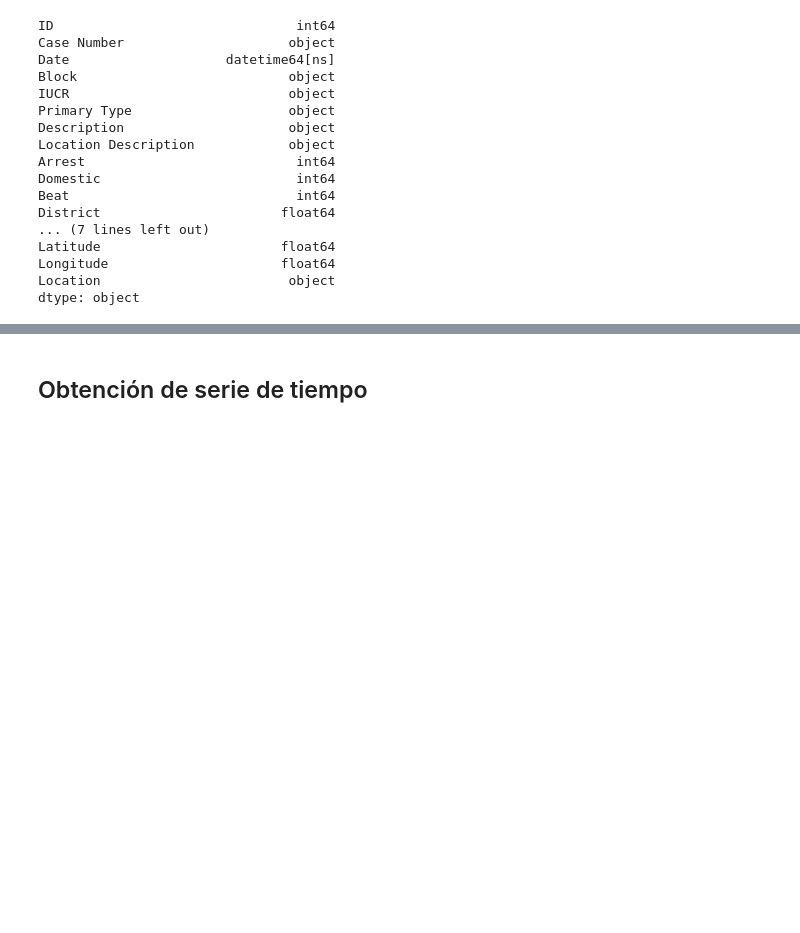
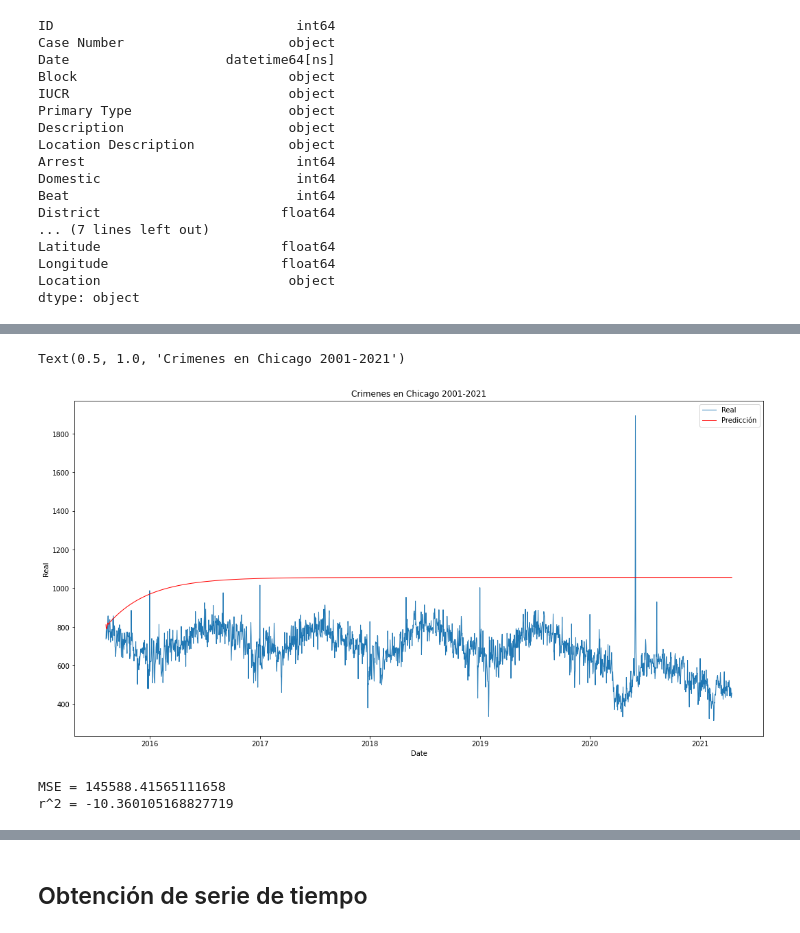
Before and after one commit to EduHdzVillasana/Proyecto_ML_BEDU, a Jupyter notebook: Proyecto_ML_BEDU.ipynb, the cells around one changed output, grey strips where cells are left out. Saved outputs shown, nothing was run; the diff lists cells and outputs as text; code cells hidden in the pictures; blank space fills up the shorter version.

```diff
--- a/Proyecto_ML_BEDU.ipynb
+++ b/Proyecto_ML_BEDU.ipynb
@@ -76,0 +271,9 @@ dtype: object
+# %%
+Y_f = []
+# %%
+for i in range (len(X_test)):
+  pred = lin_model.predict(X_f[-1].reshape(1,-1))[0]
+  Y_f.append(pred)
+  x_tmp = list(X_f[-1][1:])
+  x_tmp.append(pred)
+  X_f = np.append(X_f,[x_tmp], axis=0)
@@ -76,0 +282,18 @@ dtype: object
+# %%
+df_comparation = pd.DataFrame({"Date" : df_comparation["Date"],
+                              "Real" : Y_test,
+                              "Prediccion" : Y_f})
+# %%
+fig = plt.figure(figsize=(18,9))
+ax = fig.add_subplot()
+sns.lineplot(x=df_comparation["Date"], y=df_comparation["Real"], linewidth = 1, label = "Real" ,ax = ax)
+sns.lineplot(x=df_comparation["Date"],y=df_comparation["Prediccion"], linewidth = 1, label = "Predicción", ax = ax, color = "red")
+ax.set_title("Crimenes en Chicago 2001-2021")
+# %% [output]
+Text(0.5, 1.0, 'Crimenes en Chicago 2001-2021')
+[figure, added]
+# %%
+get_metrics(df_comparation["Real"], df_comparation["Prediccion"])
+# %% [output]
+MSE = 145588.41565111658
+r^2 = -10.360105168827719
```
Also changed, not shown: parts of 182 cells of this notebook.
